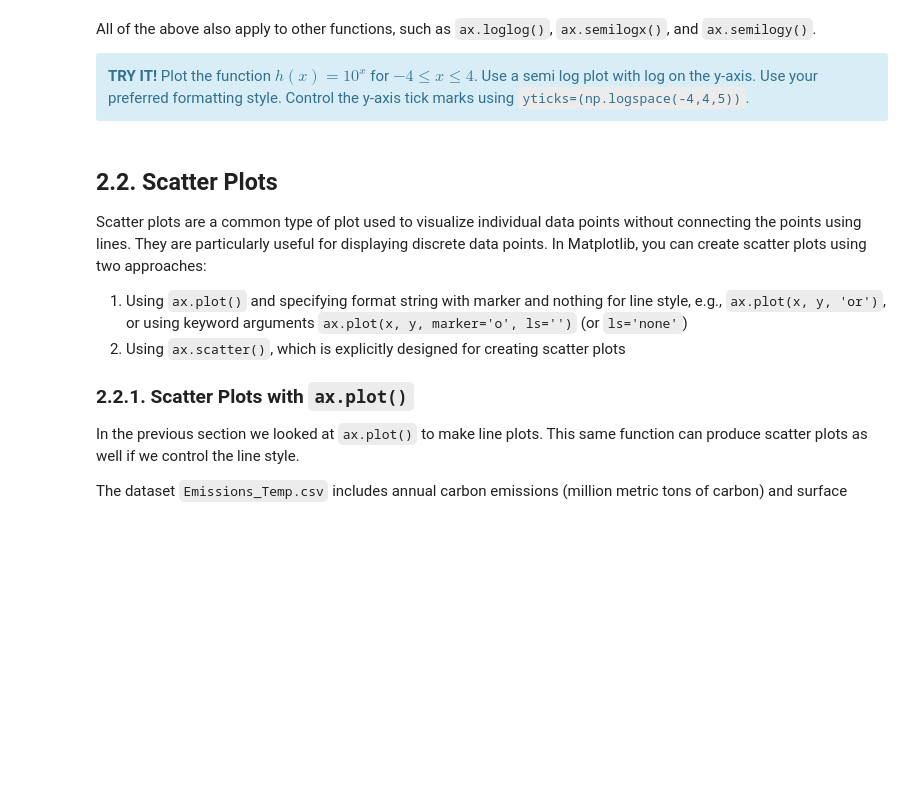
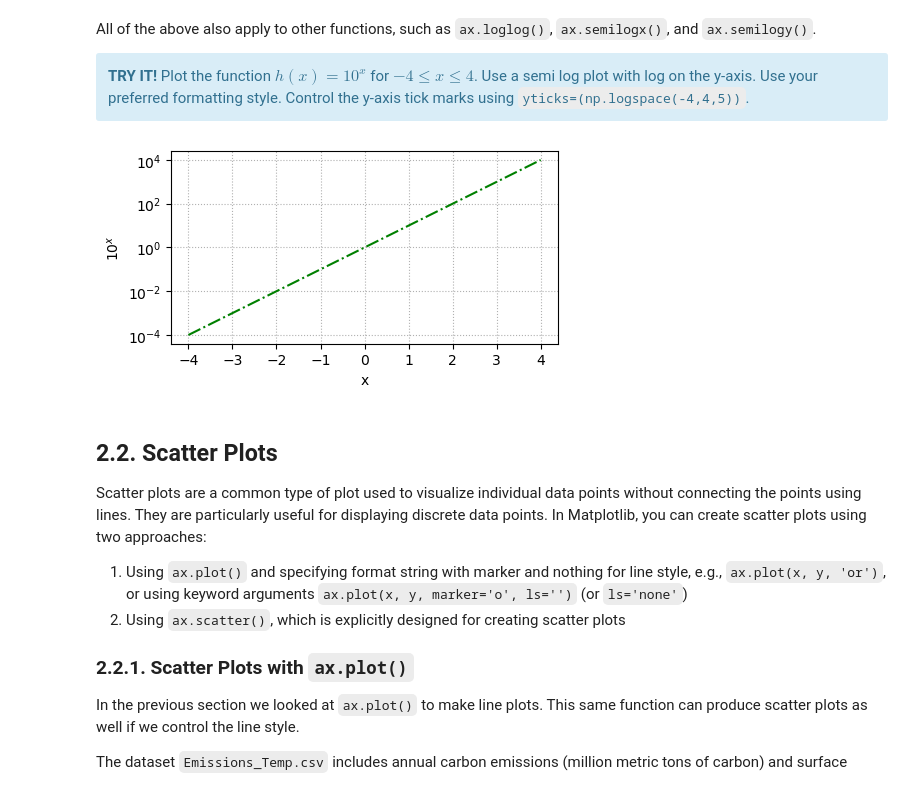
Before and after one commit to engin-7/materials-fa23, a Jupyter notebook: lec/12_plotting_sol.ipynb, the cells around one changed output. Saved outputs shown, nothing was run; the diff lists cells and outputs as text; code cells hidden in the pictures; blank space fills up the shorter version.

```diff
--- a/lec/12_plotting_sol.ipynb
+++ b/lec/12_plotting_sol.ipynb
@@ -650,22 +655,24 @@ All of the above also apply to other functions, such as `ax.loglog()`, `ax.semil
 # %%
 # create figure and axes
 fig = plt.figure(figsize=(5,2.5))
 ax = plt.axes()
 
 # define x
 x = np.linspace(-4, 4, 10)
 
 # plot 10^x using semi log plot on the y-axis
-
+ax.semilogy(x, 10**x, '-.g')
 
 # control multiple properties (xlabel, ylabel, yticks)
 ax.set(xlabel='x', ylabel='$10^x$', yticks=(np.logspace(-4,4,5)))
 
 # add grid line
 ax.grid(linestyle=':')
 
 # display the figure
 plt.show()
+# %% [output]
+[figure, added]
 # %% [markdown]
 ## 2.2. Scatter Plots
 
```
Also changed, not shown: parts of 18 cells of this notebook, 2 other files.
